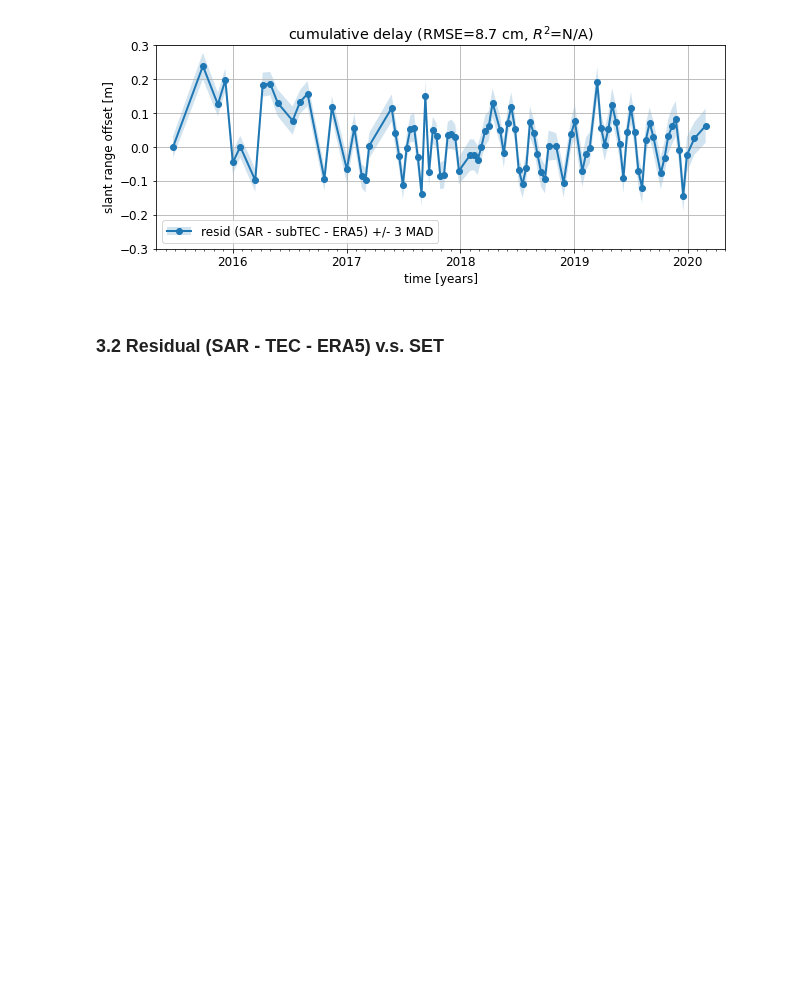
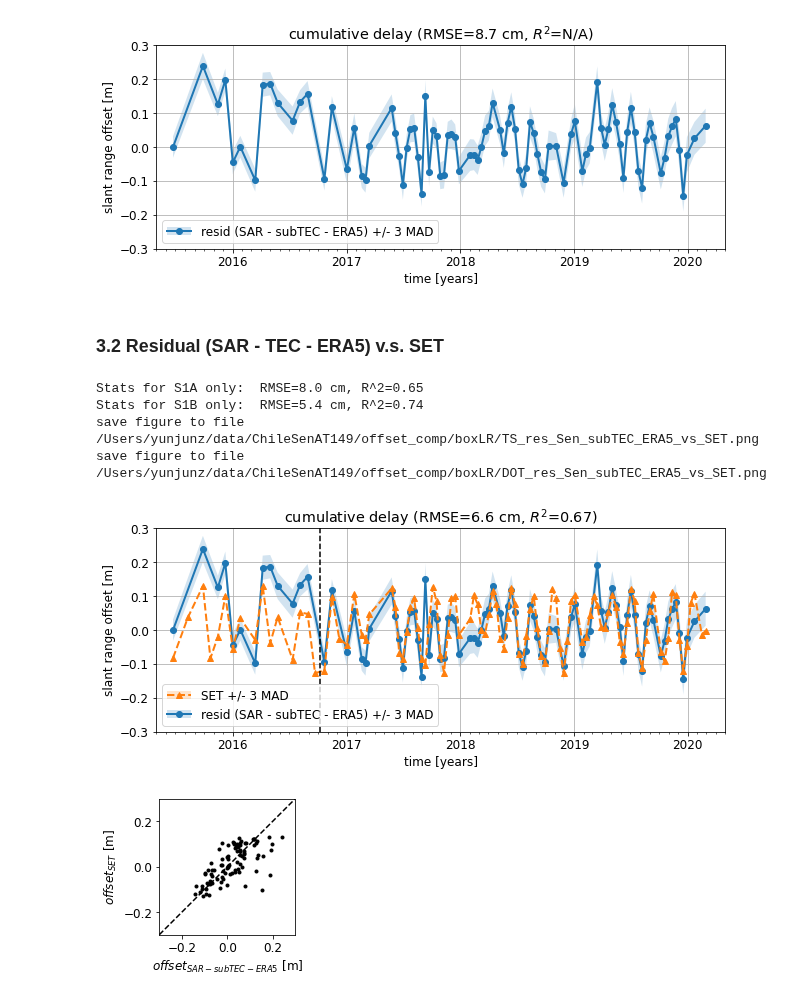
Before and after one commit to yunjunz/2022-Geolocation, a Jupyter notebook: offset_comp.ipynb, the cells around one changed output. Cells and saved outputs as stored; diff of their text form; code cells hidden in the pictures; blank space fills up the shorter version.

```diff
--- a/offset_comp.ipynb
+++ b/offset_comp.ipynb
@@ -336,3 +355,71 @@ save figure to file /Users/yunjunz/data/ChileSenAT149/offset_comp/boxLR/TS_res_S
 [figure]
 # %% [markdown]
 ### 3.2 Residual (SAR - TEC - ERA5) v.s. SET
+# %%
+out_fig_suffix = 'res_Sen_{}_ERA5_vs_SET'.format(tec_type)
+
+## data
+key = tec_type + tec_src.lower()
+res = sar[flag] - tec[key]['delay'] - era[flag]
+res_err = (sar_err[flag]**2 + era_err[flag]**2) ** 0.5
+
+# stats for S1A only
+flag_a = x2 < dt_s1ab
+sld -= np.median((sld[flag] - res)[flag_a])
+rmse_a = np.sqrt(np.sum((res - sld[flag])[flag_a]**2) / (np.sum(flag_a) - 1))
+r2_a   = stats.linregress(res[flag_a], sld[flag][flag_a])[2]
+print('Stats for S1A only:  RMSE={:.1f} cm, R^2={:.2f}'.format(rmse_a*100, r2_a))
+
+# stats for S1B only
+flag_b = x2 > dt_s1ab
+sld -= np.median((sld[flag] - res)[flag_b])
+rmse_b = np.sqrt(np.sum((res - sld[flag])[flag_b]**2) / (np.sum(flag_b) - 1))
+r2_b   = stats.linregress(res[flag_b], sld[flag][flag_b])[2]
+print('Stats for S1B only:  RMSE={:.1f} cm, R^2={:.2f}'.format(rmse_b*100, r2_b))
+
+# stats
+sld -= np.median(sld[flag] - res)
+rmse = np.sqrt(np.sum((res - sld[flag])**2) / (np.sum(flag) - 1))
+r2   = stats.linregress(res, sld[flag])[2]
+stats_msg = 'RMSE={:.1f} cm, $R^2$={:.2f}'.format(rmse*100, r2)
+
+
+## plot
+fig, ax = plt.subplots(figsize=fig_size)
+p0, = ax.plot(x2, res,  '-o', color='C0', ms=6, lw=2)
+p2, = ax.plot(x1, sld, '--^', color='C1', ms=6, lw=2)
+p1  = ax.fill_between(x2, res - res_err, res + res_err, fc='C0', ec='none', alpha=0.2)
+p3  = ax.fill_between(x1, sld - sld_err, sld + sld_err, fc='C1', ec='none', alpha=0.2)
+
+# axis format
+ax.axvline(x=dt_s1ab, linestyle='--', color='k')   # S1A / S1B
+ax.set_xlim(dt.datetime(2015, 5, 1), dt.datetime(2020, 5, 1))
+ax.set_ylim(-0.3, 0.3)
+ax.set_xlabel('time [years]')
+ax.set_ylabel('slant range offset [m]')
+ax.set_title('cumulative delay ({})'.format(stats_msg))
+pp.auto_adjust_xaxis_date(ax, x1, every_year=1, buffer_year=None)
+ax.grid('on')
+ax.legend(handles=[(p2, p3), (p0, p1)],
+          labels=['SET +/- {} MAD'.format(n),
+                  'resid (SAR - {} - ERA5) +/- {} MAD'.format(tec_type, n)],
+          loc='lower left')
+
+# output
+fig.tight_layout()
+out_fig = os.path.join(work_dir, 'TS_{}.png'.format(out_fig_suffix))
+print('save figure to file', out_fig)
+if save:
+    plt.savefig(out_fig, bbox_inches='tight', transparent=True, dpi=300)
+
+## dot figure
+plot_dot_figure(x=res, y=sld[flag], xname='SAR - {} - ERA5'.format(tec_type), yname='SET', vlim=(-0.3, 0.3), save=save,
+                out_fig=os.path.join(work_dir, 'DOT_{}.png'.format(out_fig_suffix)))
+plt.show()
+# %% [output]
+Stats for S1A only:  RMSE=8.0 cm, R^2=0.65
+Stats for S1B only:  RMSE=5.4 cm, R^2=0.74
+save figure to file /Users/yunjunz/data/ChileSenAT149/offset_comp/boxLR/TS_res_Sen_subTEC_ERA5_vs_SET.png
+save figure to file /Users/yunjunz/data/ChileSenAT149/offset_comp/boxLR/DOT_res_Sen_subTEC_ERA5_vs_SET.png
+[figure, added]
+[figure, added]
```
Also changed, not shown: parts of 14 cells of this notebook, 2 other files.
